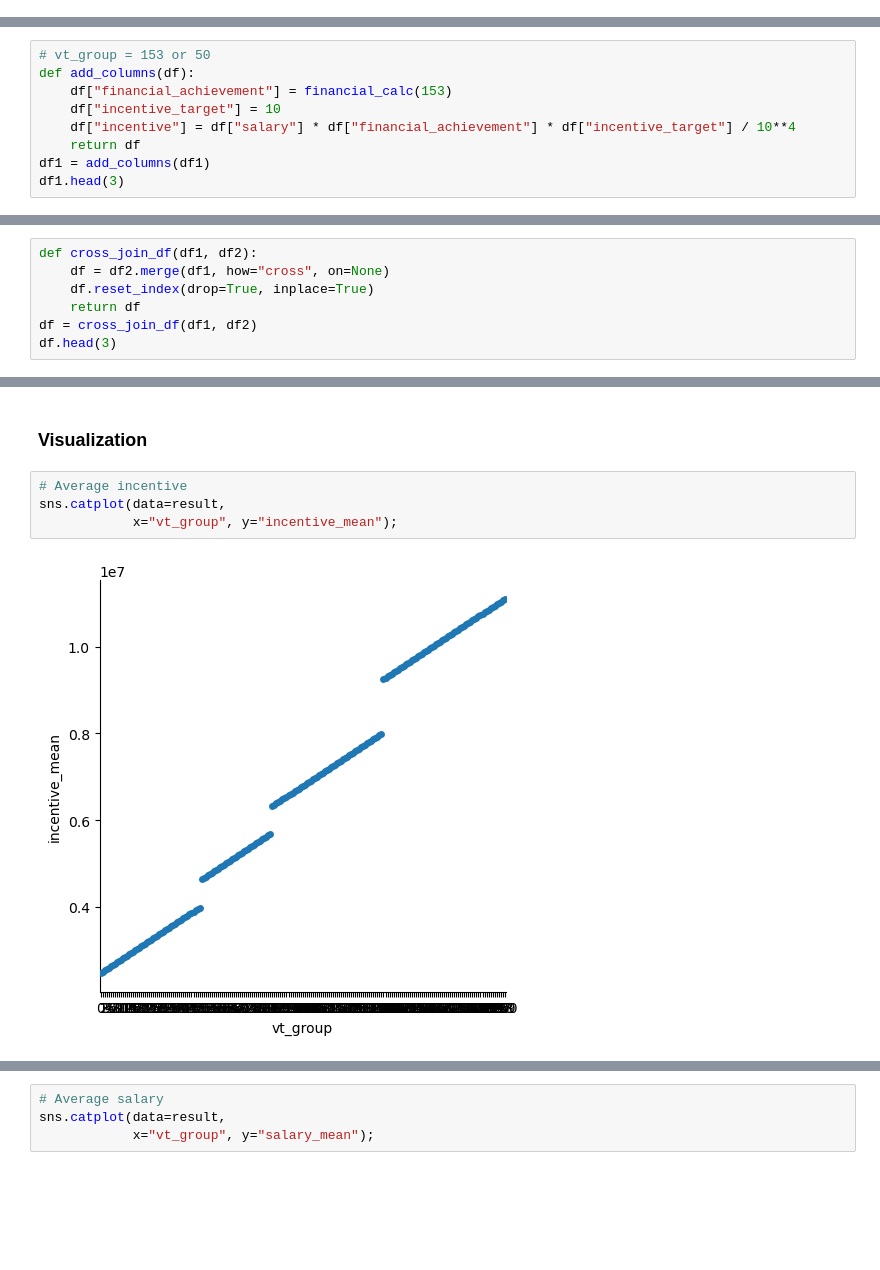
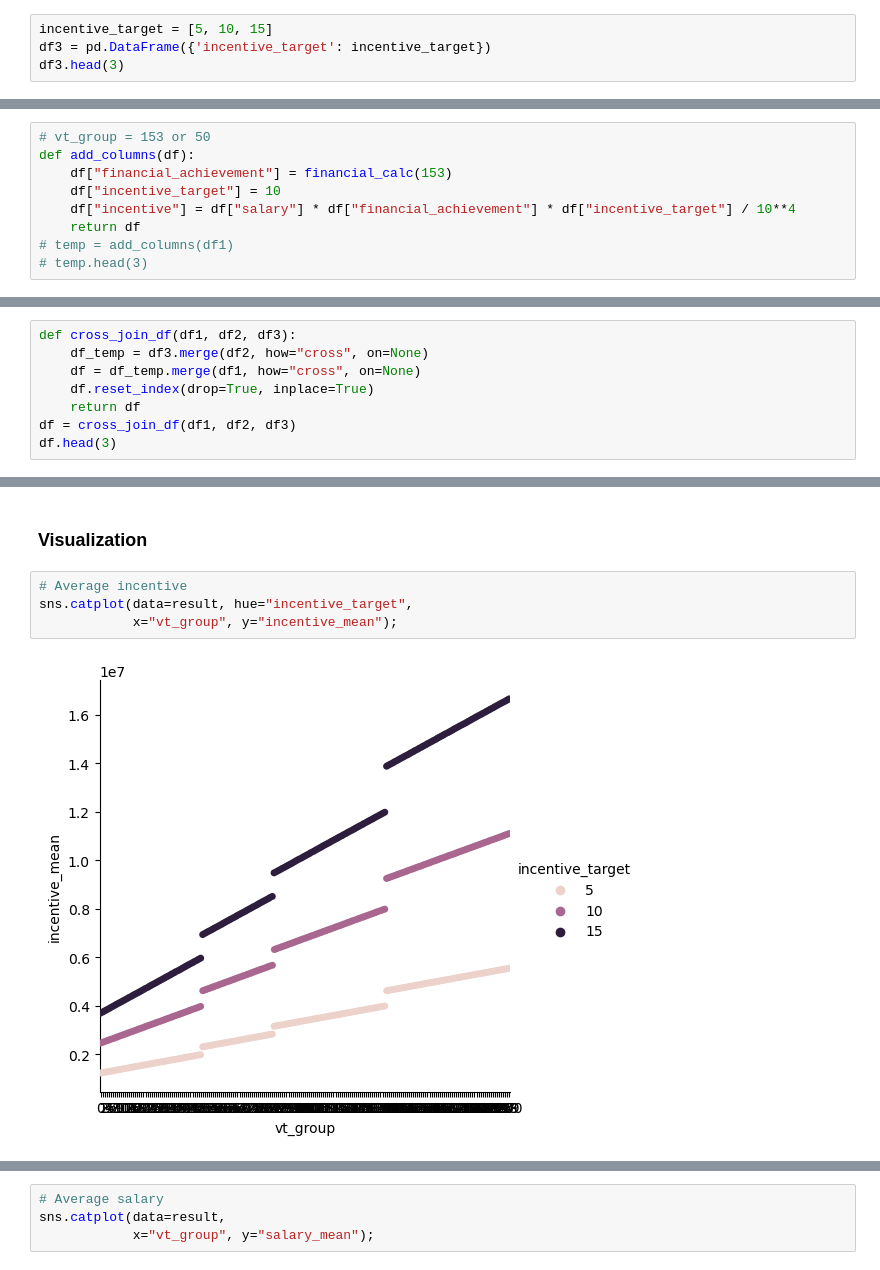
Before and after one commit to swchoi75/jupyterlab, a Jupyter notebook: STI/STI in pandas.ipynb, the cells around one changed output, grey strips where cells are left out. Cells and saved outputs as stored; diff of their text form; blank space fills up the shorter version.

```diff
--- a/STI/STI in pandas.ipynb
+++ b/STI/STI in pandas.ipynb
@@ -18,3 +18,7 @@ df2.head(3)
 | 0 | 0 |
 | 1 | 1 |
 | 2 | 2 |
+# %%
+incentive_target = [5, 10, 15]
+df3 = pd.DataFrame({'incentive_target': incentive_target})
+df3.head(3)
@@ -45,5 +54,5 @@ def add_columns(df):
     df["incentive_target"] = 10
     df["incentive"] = df["salary"] * df["financial_achievement"] * df["incentive_target"] / 10**4
     return df
-df1 = add_columns(df1)
-df1.head(3)
+# temp = add_columns(df1)
+# temp.head(3)
@@ -66,10 +67,11 @@ result_df1
 # %% [markdown]
 ### Cross Join for various vt_group, under incentive target 10%
 # %%
-def cross_join_df(df1, df2):
-    df = df2.merge(df1, how="cross", on=None)
+def cross_join_df(df1, df2, df3):
+    df_temp = df3.merge(df2, how="cross", on=None)
+    df = df_temp.merge(df1, how="cross", on=None)
     df.reset_index(drop=True, inplace=True)
     return df
-df = cross_join_df(df1, df2)
+df = cross_join_df(df1, df2, df3)
 df.head(3)
 # %% [output]
@@ -123,9 +125,9 @@ result.to_csv("result.csv", index=False)
 ### Visualization
 # %%
 # Average incentive
-sns.catplot(data=result,
+sns.catplot(data=result, hue="incentive_target",
             x="vt_group", y="incentive_mean");
 # %% [output]
-[figure, old version]
+[figure, new version]
 # %%
 # Total incentive
```
Also changed, not shown: parts of 8 cells of this notebook, 5 other files.
